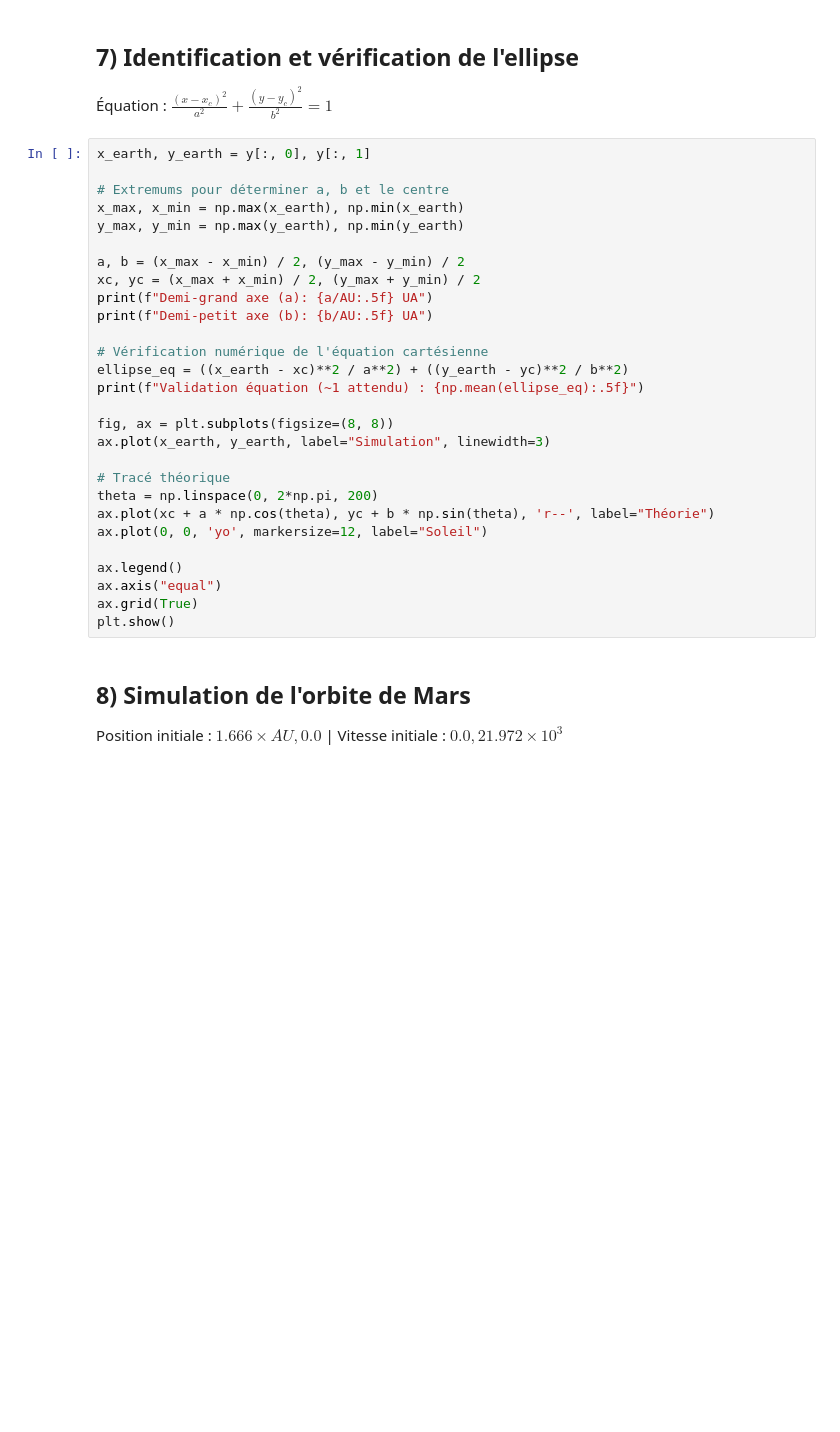
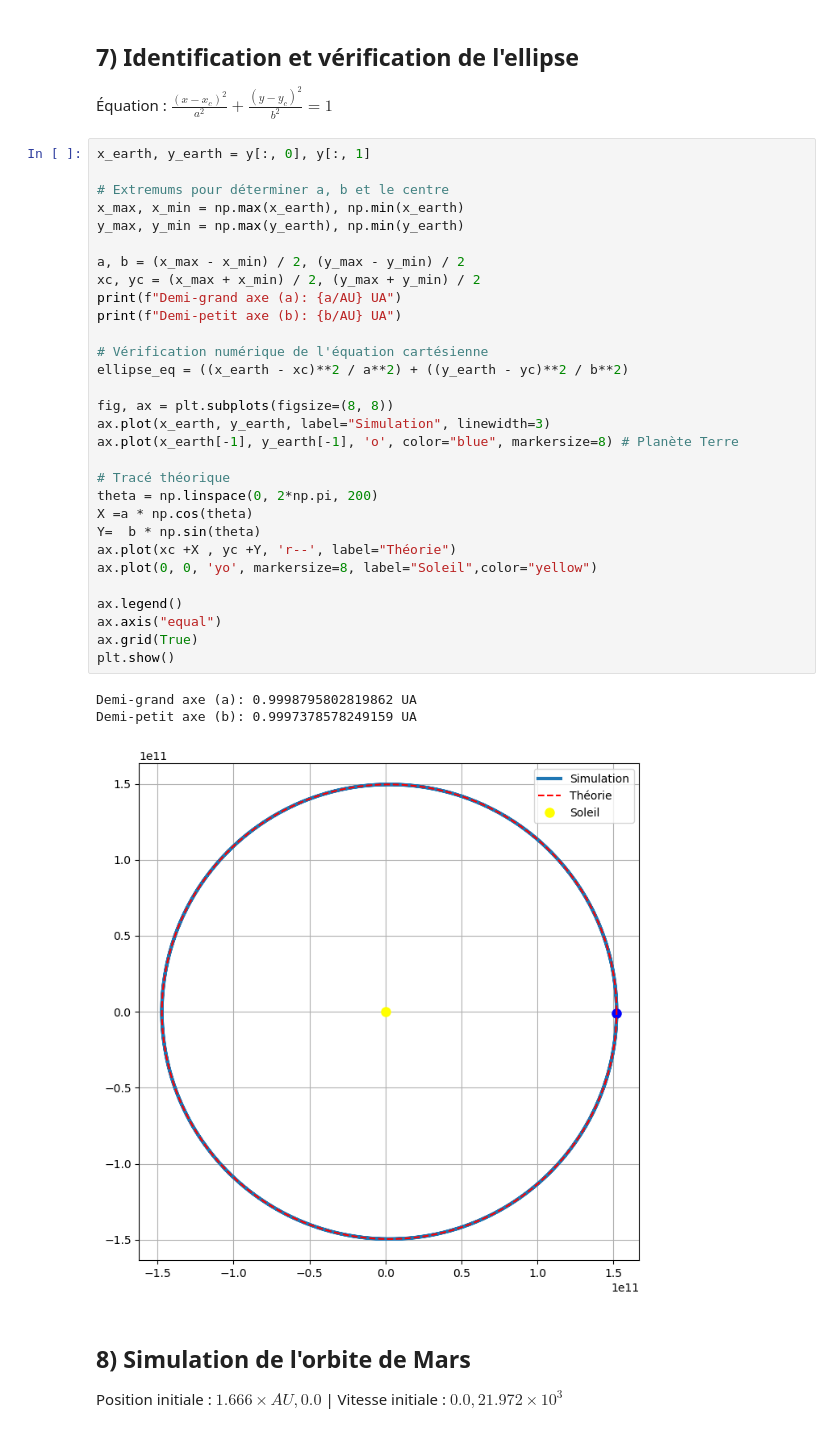
Before and after one commit to Amipha/outils-num, a Jupyter notebook: CC/CC-TP.ipynb, the cells around one changed output. Drawn from its saved outputs; the diff is of its cells as text; blank space fills up the shorter version.

```diff
--- a/CC/CC-TP.ipynb
+++ b/CC/CC-TP.ipynb
@@ -101,31 +107,37 @@ plt.show()
 # %%
 x_earth, y_earth = y[:, 0], y[:, 1]
 
 # Extremums pour déterminer a, b et le centre
 x_max, x_min = np.max(x_earth), np.min(x_earth)
 y_max, y_min = np.max(y_earth), np.min(y_earth)
 
 a, b = (x_max - x_min) / 2, (y_max - y_min) / 2
 xc, yc = (x_max + x_min) / 2, (y_max + y_min) / 2
-print(f"Demi-grand axe (a): {a/AU:.5f} UA")
-print(f"Demi-petit axe (b): {b/AU:.5f} UA")
+print(f"Demi-grand axe (a): {a/AU} UA")
+print(f"Demi-petit axe (b): {b/AU} UA")
 
 # Vérification numérique de l'équation cartésienne
 ellipse_eq = ((x_earth - xc)**2 / a**2) + ((y_earth - yc)**2 / b**2)
-print(f"Validation équation (~1 attendu) : {np.mean(ellipse_eq):.5f}")
 
 fig, ax = plt.subplots(figsize=(8, 8))
 ax.plot(x_earth, y_earth, label="Simulation", linewidth=3)
+ax.plot(x_earth[-1], y_earth[-1], 'o', color="blue", markersize=8) # Planète Terre
 
 # Tracé théorique
 theta = np.linspace(0, 2*np.pi, 200)
-ax.plot(xc + a * np.cos(theta), yc + b * np.sin(theta), 'r--', label="Théorie")
-ax.plot(0, 0, 'yo', markersize=12, label="Soleil")
+X =a * np.cos(theta)
+Y=  b * np.sin(theta)
+ax.plot(xc +X , yc +Y, 'r--', label="Théorie")
+ax.plot(0, 0, 'yo', markersize=8, label="Soleil",color="yellow")
 
 ax.legend()
 ax.axis("equal")
 ax.grid(True)
 plt.show()
+# %% [output]
+Demi-grand axe (a): 0.9998795802819862 UA
+Demi-petit axe (b): 0.9997378578249159 UA
+[figure, added]
 # %% [markdown]
 ## 8) Simulation de l'orbite de Mars
 Position initiale : $1.666 \times AU, 0.0$ | Vitesse initiale : $0.0, 21.972 \times 10^3$
```
Also changed, not shown: parts of 5 cells of this notebook.
